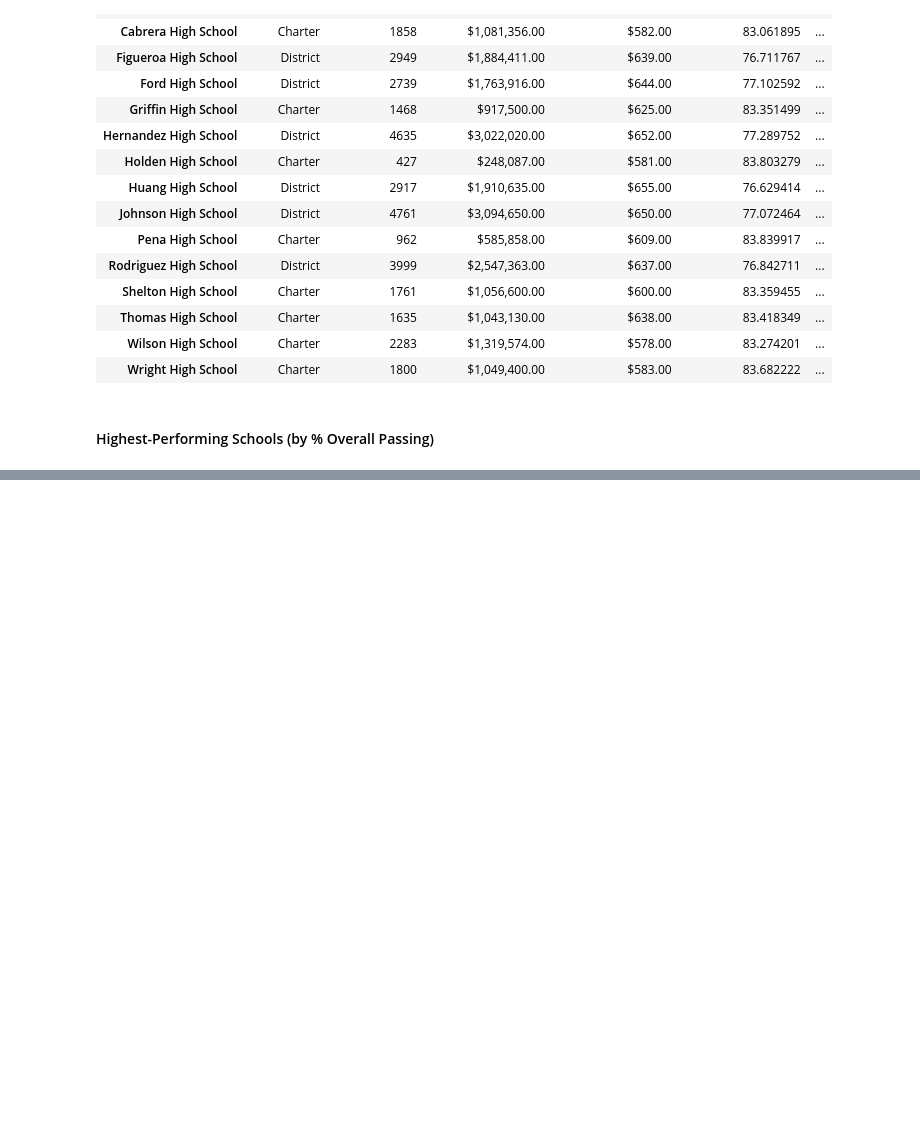
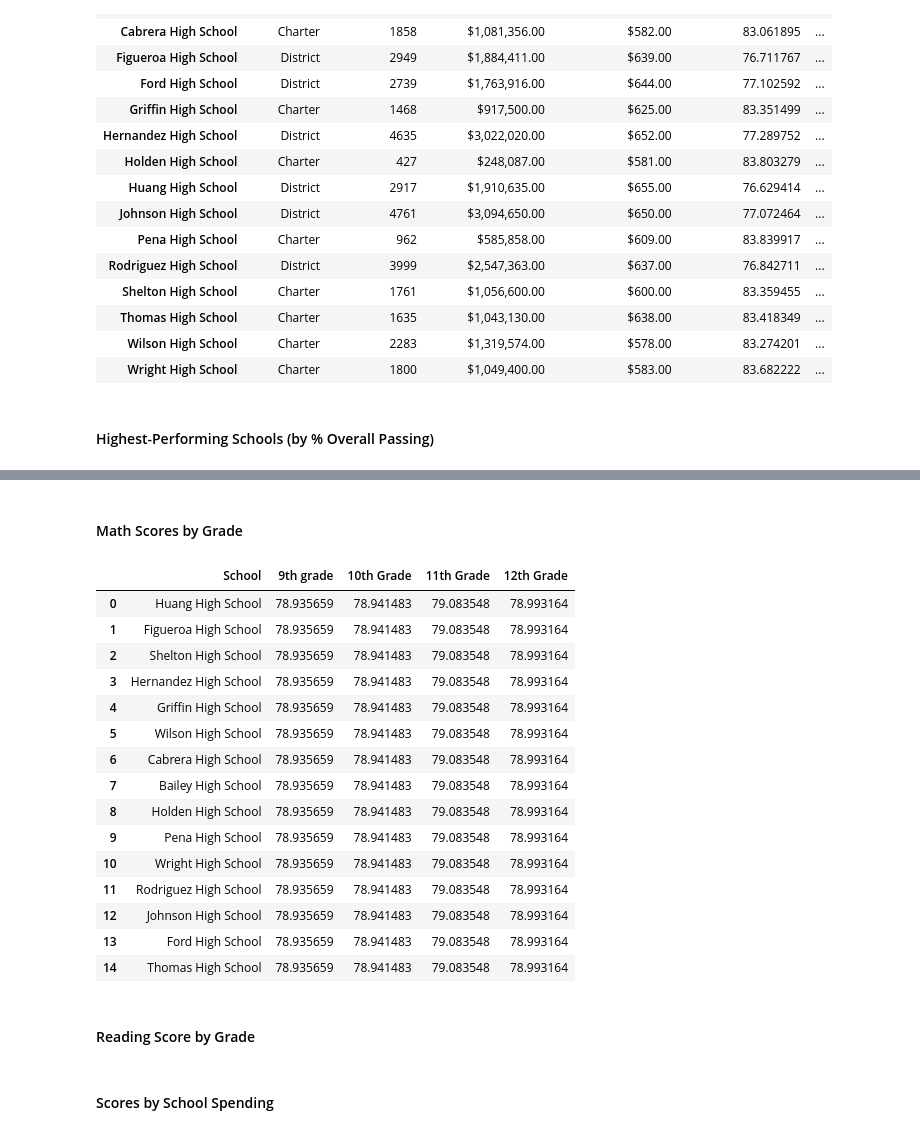
Before and after one commit to sallyca530/Pandas-Challenge, a Jupyter notebook: PyCitySchools/main_py/pycityschools.ipynb, the cells around one changed output, grey strips where cells are left out. Cells and saved outputs as stored; diff of their text form; code cells hidden in the pictures; blank space fills up the shorter version.

Commit message:
through math_scores_by_grade

```diff
--- a/PyCitySchools/main_py/pycityschools.ipynb
+++ b/PyCitySchools/main_py/pycityschools.ipynb
@@ -298,0 +325,58 @@ per_school_summary_df
+# %% [markdown]
+#### Math Scores by Grade
+# %%
+# Use the code provided to separate the data by grade
+ninth_graders = school_data_complete[(school_data_complete["grade"] == "9th")]
+tenth_graders = school_data_complete[(school_data_complete["grade"] == "10th")]
+eleventh_graders = school_data_complete[(school_data_complete["grade"] == "11th")]
+twelfth_graders = school_data_complete[(school_data_complete["grade"] == "12th")]
+# %%
+# Group by `school_name` and .
+ninth_grade_gp = ninth_graders.groupby(["school_name"])
+tenth_grader_gp = tenth_graders.groupby(["school_name"])
+eleventh_grader_gp = eleventh_graders.groupby(["school_name"])
+twelfth_grader_gp = twelfth_graders.groupby(["school_name"])
+# %%
+# take the mean of the `math_score` column for each
+ninth_grade_math_scores = ninth_grade_gp["math_score"].mean()
+tenth_grader_math_scores = tenth_grader_gp["math_score"].mean()
+eleventh_grader_math_scores = eleventh_grader_gp["math_score"].mean()
+twelfth_grader_math_scores = twelfth_grader_gp["math_score"].mean()
+# %%
+# Combine each of the scores above into single DataFrame called `math_scores_by_grade`
+math_scores_by_grade = pd.DataFrame({
+        "School":['Huang High School', 'Figueroa High School', 'Shelton High School',
+       'Hernandez High School', 'Griffin High School',
+       'Wilson High School', 'Cabrera High School', 'Bailey High School',
+       'Holden High School', 'Pena High School', 'Wright High School',
+       'Rodriguez High School', 'Johnson High School', 'Ford High School',
+       'Thomas High School'],
+        "9th grade": ninth_grade_math_scores,
+        "10th Grade" : tenth_grader_math_scores,
+        "11th Grade": eleventh_grader_math_scores,
+        "12th Grade": twelfth_grader_math_scores})
+
+# Minor data wrangling
+math_scores_by_grade.index.name = None
+
+# Display the DataFrame
+math_scores_by_grade
+# %% [output]
+|  | School | 9th grade | 10th Grade | 11th Grade | 12th Grade |
+| 0 | Huang High School | 78.935659 | 78.941483 | 79.083548 | 78.993164 |
+| 1 | Figueroa High School | 78.935659 | 78.941483 | 79.083548 | 78.993164 |
+| 2 | Shelton High School | 78.935659 | 78.941483 | 79.083548 | 78.993164 |
+| 3 | Hernandez High School | 78.935659 | 78.941483 | 79.083548 | 78.993164 |
+| 4 | Griffin High School | 78.935659 | 78.941483 | 79.083548 | 78.993164 |
+| 5 | Wilson High School | 78.935659 | 78.941483 | 79.083548 | 78.993164 |
+| 6 | Cabrera High School | 78.935659 | 78.941483 | 79.083548 | 78.993164 |
+| 7 | Bailey High School | 78.935659 | 78.941483 | 79.083548 | 78.993164 |
+| 8 | Holden High School | 78.935659 | 78.941483 | 79.083548 | 78.993164 |
+| 9 | Pena High School | 78.935659 | 78.941483 | 79.083548 | 78.993164 |
+| 10 | Wright High School | 78.935659 | 78.941483 | 79.083548 | 78.993164 |
+| 11 | Rodriguez High School | 78.935659 | 78.941483 | 79.083548 | 78.993164 |
+| 12 | Johnson High School | 78.935659 | 78.941483 | 79.083548 | 78.993164 |
+| 13 | Ford High School | 78.935659 | 78.941483 | 79.083548 | 78.993164 |
+| 14 | Thomas High School | 78.935659 | 78.941483 | 79.083548 | 78.993164 |
+# %% [markdown]
+#### Reading Score by Grade
@@ -298,0 +405,2 @@ per_school_summary_df
+# %% [markdown]
+#### Scores by School Spending
```
Also changed, not shown: parts of 17 cells of this notebook.
